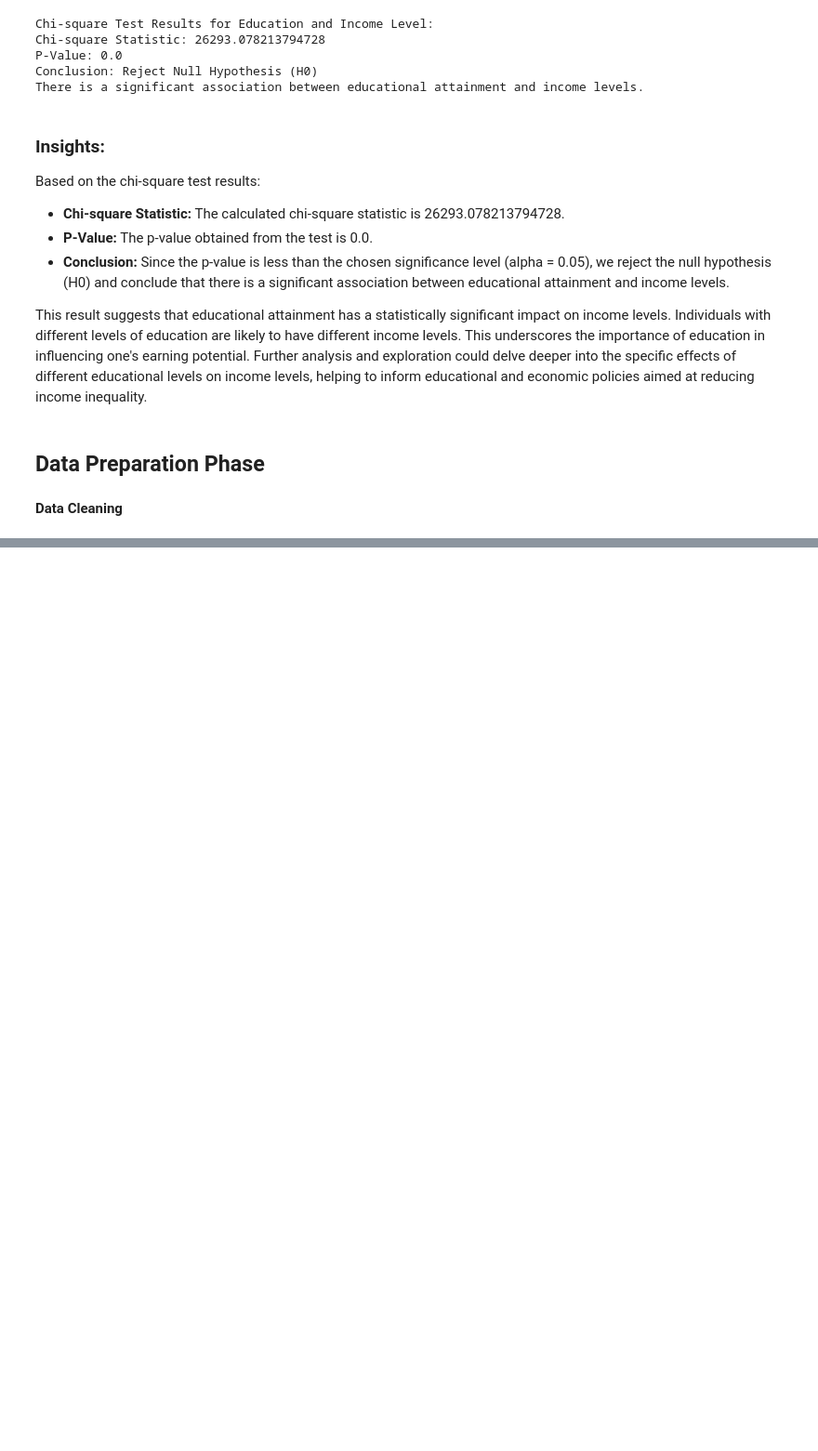
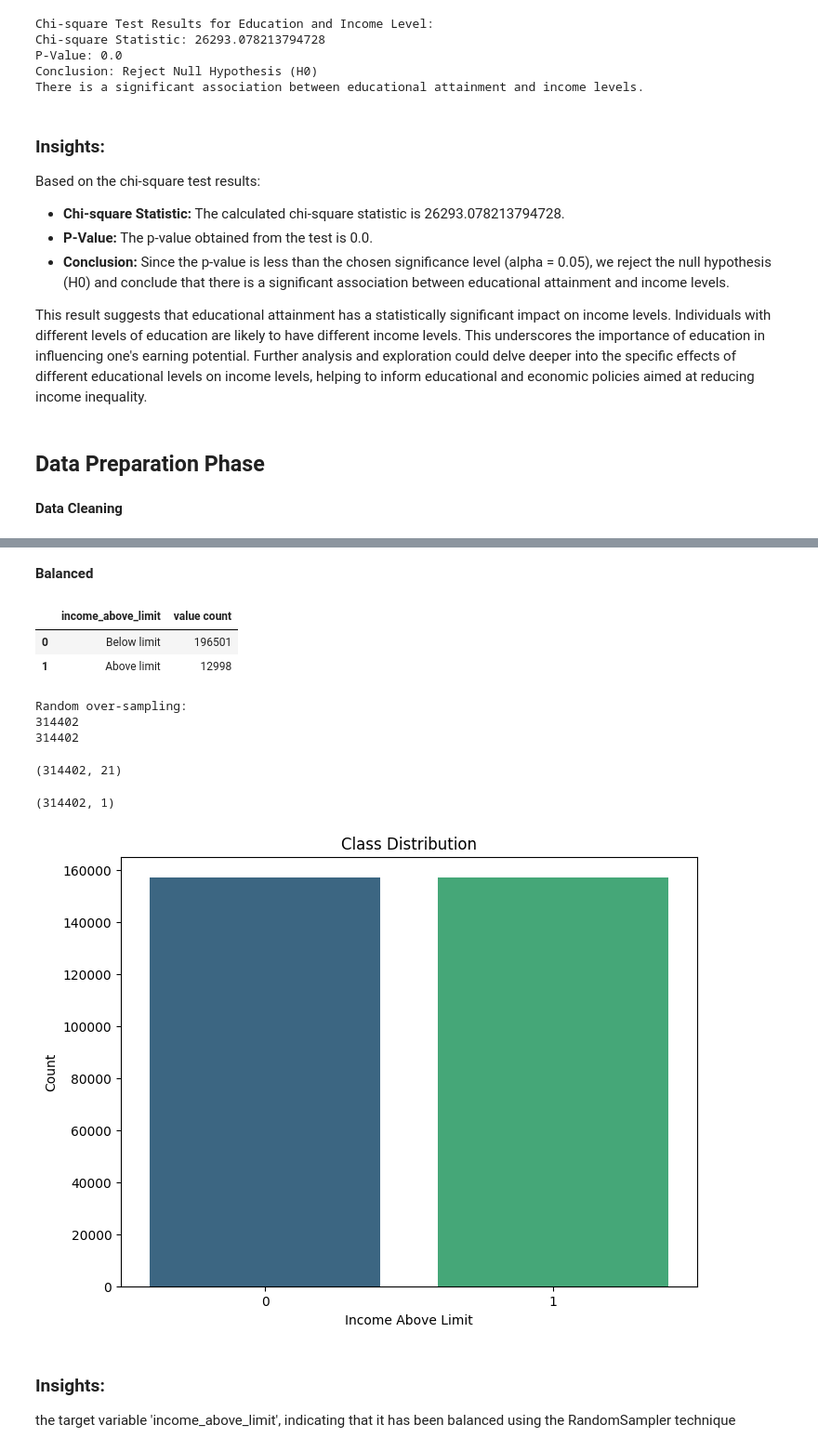
Before and after one commit to Code-str8/income-prediction-challange, a Jupyter notebook: notebook/TeamXenon_IncomePrediction .ipynb, the cells around one changed output, grey strips where cells are left out. Shown at 93% size. Cells and saved outputs as stored; diff of their text form; code cells hidden in the pictures; blank space fills up the shorter version.

```diff
--- a/notebook/TeamXenon_IncomePrediction .ipynb
+++ b/notebook/TeamXenon_IncomePrediction .ipynb
@@ -1092,0 +1459,62 @@ There is a significant association between educational attainment and income lev
+# %% [markdown]
+<style>
+  strong {
+    color: limegreen;
+  }
+</style>
+
+<strong>Balanced </strong>
+# %%
+#balance check
+train_df["income_above_limit"].value_counts().rename("value count").reset_index()
+# %% [output]
+|  | income_above_limit | value count |
+| 0 | Below limit | 196501 |
+| 1 | Above limit | 12998 |
+# %%
+# Balance the training set using Random Oversampling
+oversampler = RandomOverSampler(random_state=42)
+X_train_sampled, Y_train_sampled = oversampler.fit_resample(X_train ,Y_train_encoded)
+
+# Check the class distribution after balancing
+print("Random over-sampling:")
+print(len(Y_train_sampled))
+print(len(X_train_sampled))
+# %% [output]
+Random over-sampling:
+314402
+314402
+# %%
+#check shape
+X_train_sampled.shape
+# %% [output]
+(314402, 21)
+# %%
+#reshape array
+Y_train_sampled = Y_train_sampled.reshape(-1, 1)
+
+Y_train_sampled.shape
+# %% [output]
+(314402, 1)
+# %%
+unique_classes, counts = np.unique(Y_train_sampled, return_counts=True)
+#  a bar plot with the 'viridis' color palette
+plt.figure(figsize=(8, 6))
+sns.barplot(x=unique_classes, y=counts, palette='viridis')
+plt.xlabel('Income Above Limit')
+plt.ylabel('Count')
+plt.title('Class Distribution')
+plt.show()
+# %% [output]
+[figure, added]
+# %% [markdown]
+<style>
+  strong {
+    color: limegreen;
+  }
+</style>
+
+<h3><strong>Insights:</strong></h3>
+
+
+<p>the target variable 'income_above_limit', indicating that it has been balanced using the RandomSampler technique</p>
```
Also changed, not shown: parts of 48 cells of this notebook, 5 other files.
